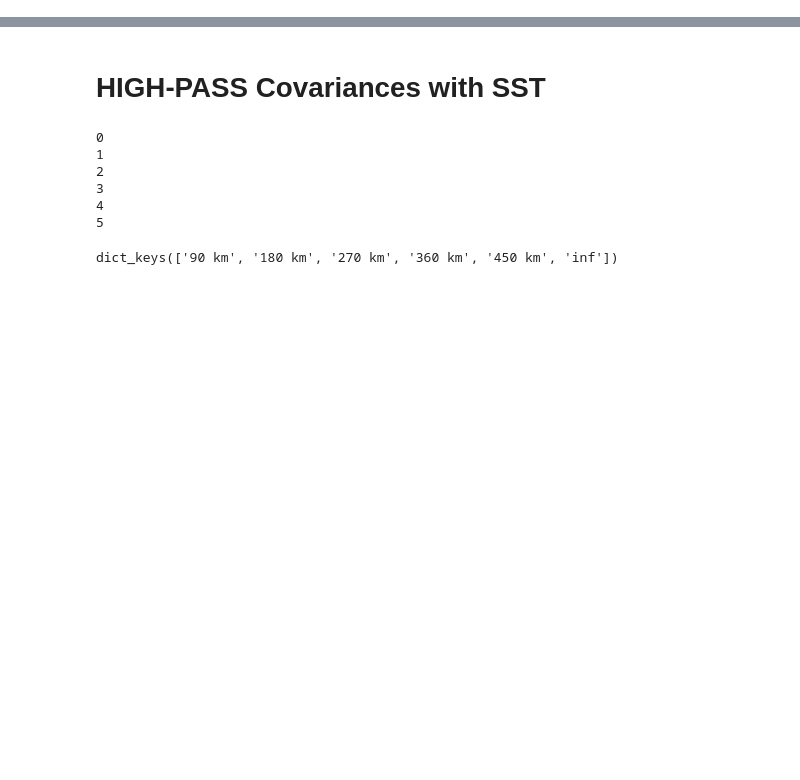
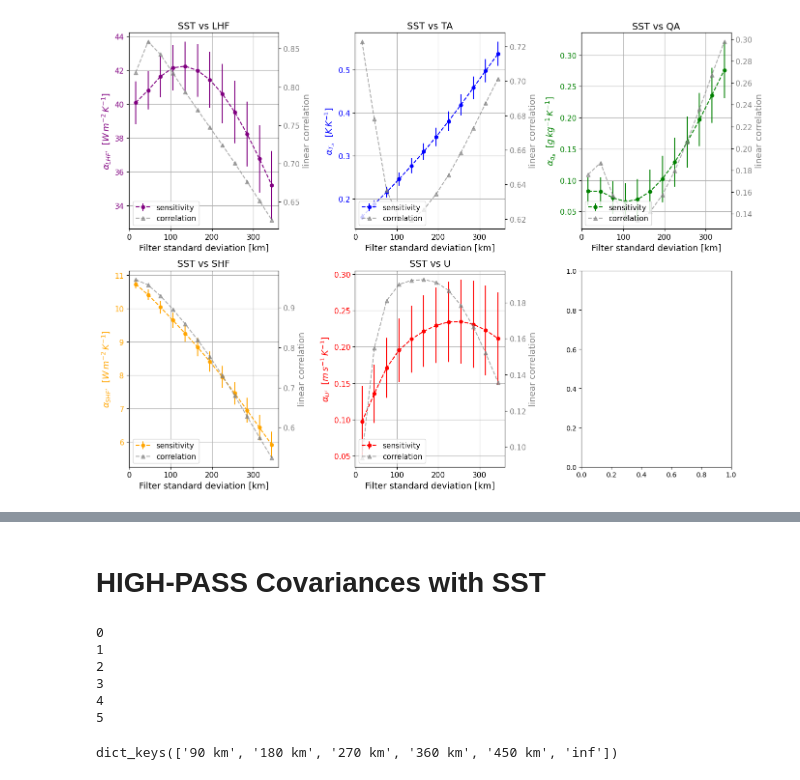
Before and after one commit to meteorologopazzo/thesis_material, a Jupyter notebook: EURECA_scripts/variance/forced_COVARIANCES_SCALES_LHF.ipynb, the cells around one changed output, grey strips where cells are left out. Cells and saved outputs as stored; diff of their text form; code cells hidden in the pictures; blank space fills up the shorter version.

```diff
--- a/EURECA_scripts/variance/forced_COVARIANCES_SCALES_LHF.ipynb
+++ b/EURECA_scripts/variance/forced_COVARIANCES_SCALES_LHF.ipynb
@@ -141,0 +314,68 @@ lhf_wrf = ds_tmp['LHF'].values*seamask
+# %%
+import matplotlib.pyplot as plt
+
+# Group data
+# slopes = [slopes_sst_lhf, slopes_sst_ta, slopes_sst_qa, slopes_sst_shf, slopes_sst_U]
+# sigmas = [sigma_sst_lhf, sigma_sst_ta, sigma_sst_qa, sigma_sst_shf, sigma_sst_U]
+# corrs = [corr_sst_lhf, corr_sst_ta, corr_sst_qa, corr_sst_shf, corr_sst_U]
+titles = ['LHF', 'TA', 'QA', 'SHF', 'U']
+colors = ['purple', 'blue', 'green', 'orange', 'red']
+ylabel_units = [
+    r"$\alpha_{LHF'}$  [$W\,m^{-2}\,K^{-1}$]",
+    r"$\alpha_{T_a}$  [$K\,K^{-1}$]",
+    r"$\alpha_{q_a}$  [$g\,kg^{-1}\,K^{-1}$]",
+    r"$\alpha_{SHF'}$  [$W\,m^{-2}\,K^{-1}$]",
+    r"$\alpha_{U'}$  [$m\,s^{-1}\,K^{-1}$]"
+]
+
+# Create 2x2 subplots
+fig, axs = plt.subplots(2, 3, figsize=(14, 10))
+axs = axs.flatten()
+
+for i in range(5):
+    ax = axs[i]
+    color = colors[i]
+
+    # Plot slopes with error bars
+    ax.errorbar(
+        3 * scales,
+        slopes[i],
+        yerr=sigmas[i],
+        fmt='o',
+        color=color,
+        markersize=5,
+        ecolor=color,
+        linestyle='--',
+        label='sensitivity'
+    )
+    ax.set_ylabel(ylabel_units[i], fontsize=13, color=color)
+    ax.tick_params(axis='y', labelcolor=color)
+    ax.set_xlabel('Filter standard deviation [km]', fontsize=13)
+    ax.grid(True)
+    ax.tick_params(axis='both', which='major', labelsize=11)
+    ax.set_title(f"SST vs {titles[i]}", fontsize=14)
+
+    # Secondary y-axis for correlation
+    ax2 = ax.twinx()
+    ax2.plot(
+        3 * scales,
+        corrs[i],
+        '^--',
+        color='gray',
+        markersize=6,
+        alpha=0.65,
+        label='correlation'
+    )
+    ax2.set_ylabel('linear correlation', fontsize=13, color='gray')
+    ax2.tick_params(axis='y', labelcolor='gray')
+    ax2.tick_params(axis='both', which='major', labelsize=11)
+
+    # Combine legends
+    lines, labels = ax.get_legend_handles_labels()
+    lines2, labels2 = ax2.get_legend_handles_labels()
+    ax2.legend(lines + lines2, labels + labels2, loc='lower left', fontsize=11)
+
+plt.tight_layout()
+plt.show()
+# %% [output]
+[figure, added]
```
Also changed, not shown: parts of 16 cells of this notebook, 1 other file.
